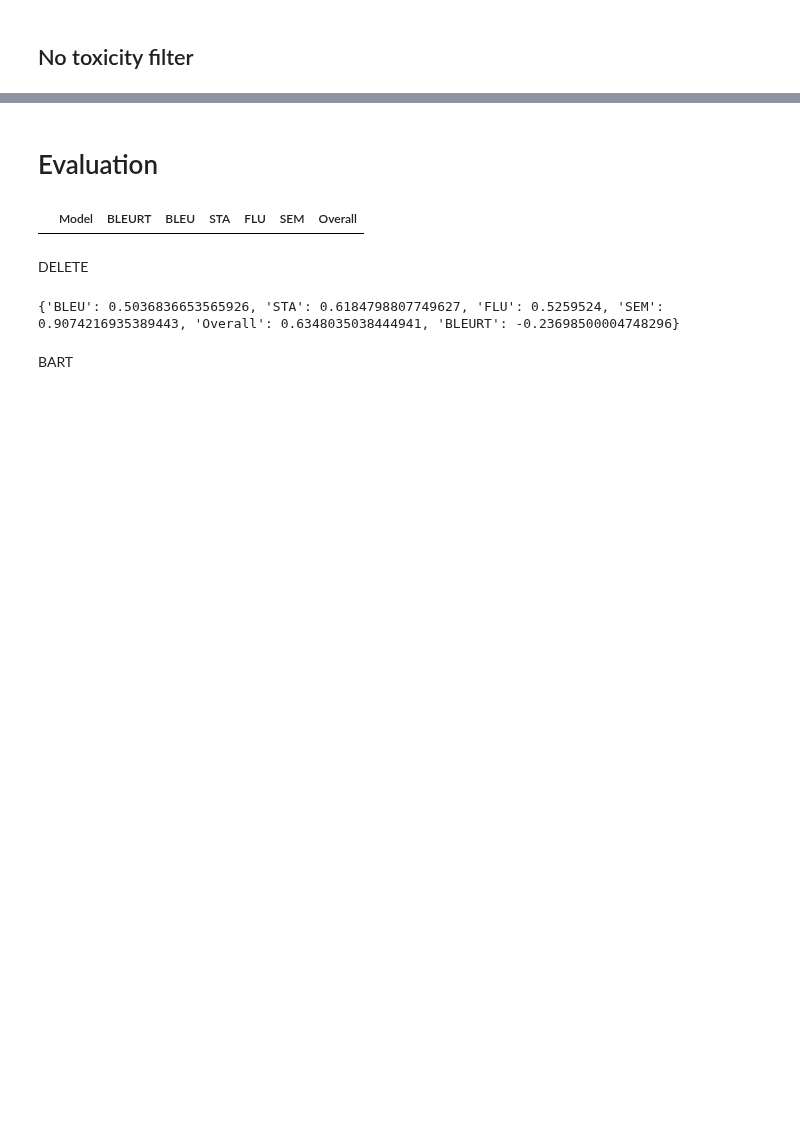
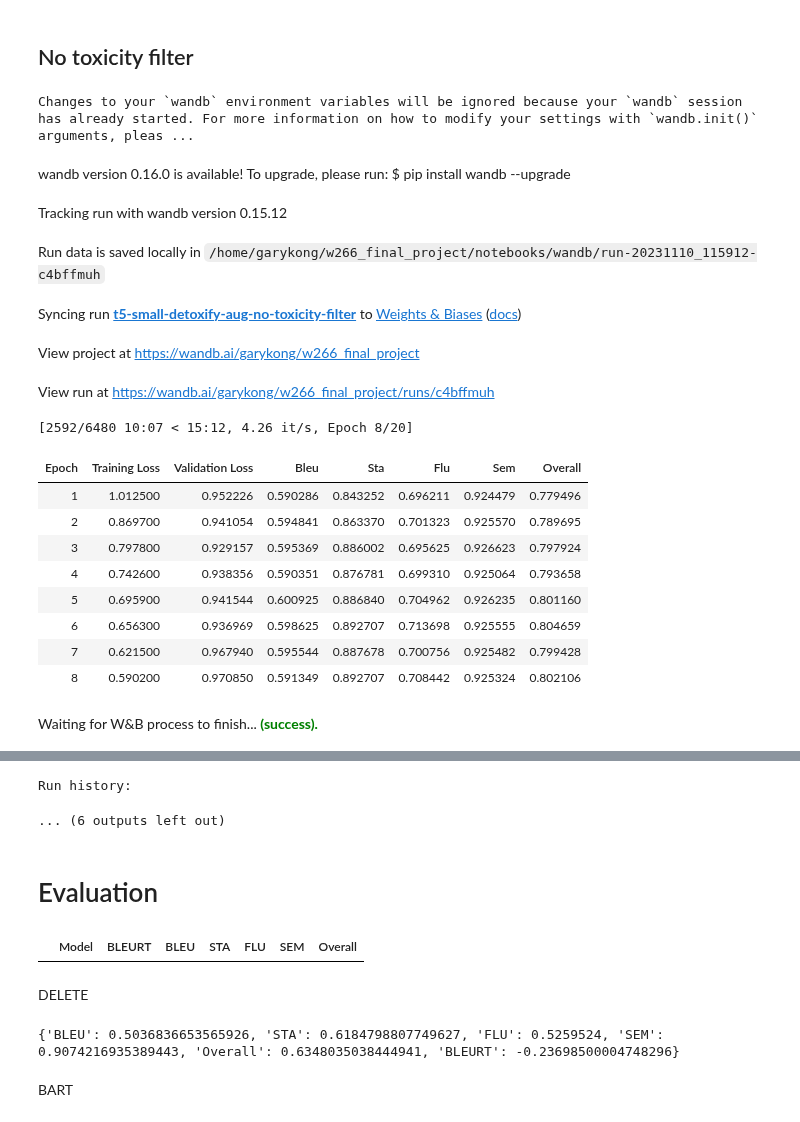
Before and after one commit to garyukong/T5-TextDetoxification, a Jupyter notebook: notebooks/2_Models.ipynb, the cells around one changed output, grey strips where cells are left out. Drawn from its saved outputs; the diff is of its cells as text; code cells hidden in the pictures; blank space fills up the shorter version.

Commit message:
Prior to refactoring training code

```diff
--- a/notebooks/2_Models.ipynb
+++ b/notebooks/2_Models.ipynb
@@ -953,24 +946,41 @@ View run at https://wandb.ai/garykong/w266_final_project/runs/e5q0c865
 # %% [markdown]
 ## No toxicity filter
 # %%
-prefixed_datasets_no_toxicity_filter = add_prefix(aug_datasets_no_toxicity_filter)
-
-tokenized_datasets_no_toxicity_filter_t5_small = prefixed_datasets_no_toxicity_filter.map(
+tokenized_datasets_no_toxicity_filter_t5_small = add_prefix(aug_datasets_no_toxicity_filter).map(
     preprocess_function,
     fn_kwargs={'tokenizer': tokenizer_t5_small},
     batched=True,
     remove_columns=["source", "target"],
 )
 
 trainer_t5_small_aug_no_toxicity_filter = setup_trainer(
     output_dir_name="t5-small-detoxify-aug-no-toxicity-filter",
     model_checkpoint="t5-small",
     train_dataset=tokenized_datasets_no_toxicity_filter_t5_small["train"],
     eval_dataset=tokenized_datasets_no_toxicity_filter_t5_small["validation"],
 )
 
 wandb.init(project="w266_final_project", name="t5-small-detoxify-aug-no-toxicity-filter")
 trainer_t5_small_aug_no_toxicity_filter.train()
 wandb.finish()
 
 print(f"Best model checkpoint: {trainer_t5_small_aug_no_toxicity_filter.state.best_model_checkpoint}")
+# %% [output]
+Changes to your `wandb` environment variables will be ignored because your `wandb` session has already started. For more information on how to modify your settings with `wandb.init()` arguments, pleas ...
+wandb version 0.16.0 is available! To upgrade, please run: $ pip install wandb --upgrade
+Tracking run with wandb version 0.15.12
+Run data is saved locally in /home/garykong/w266_final_project/notebooks/wandb/run-20231110_115912-c4bffmuh
+Syncing run t5-small-detoxify-aug-no-toxicity-filter to Weights & Biases (docs)
+View project at https://wandb.ai/garykong/w266_final_project
+View run at https://wandb.ai/garykong/w266_final_project/runs/c4bffmuh
+[2592/6480 10:07 < 15:12, 4.26 it/s, Epoch 8/20]
+| Epoch | Training Loss | Validation Loss | Bleu | Sta | Flu | Sem | Overall |
+| 1 | 1.012500 | 0.952226 | 0.590286 | 0.843252 | 0.696211 | 0.924479 | 0.779496 |
+| 2 | 0.869700 | 0.941054 | 0.594841 | 0.863370 | 0.701323 | 0.925570 | 0.789695 |
+| 3 | 0.797800 | 0.929157 | 0.595369 | 0.886002 | 0.695625 | 0.926623 | 0.797924 |
+| 4 | 0.742600 | 0.938356 | 0.590351 | 0.876781 | 0.699310 | 0.925064 | 0.793658 |
+| 5 | 0.695900 | 0.941544 | 0.600925 | 0.886840 | 0.704962 | 0.926235 | 0.801160 |
+| 6 | 0.656300 | 0.936969 | 0.598625 | 0.892707 | 0.713698 | 0.925555 | 0.804659 |
+| 7 | 0.621500 | 0.967940 | 0.595544 | 0.887678 | 0.700756 | 0.925482 | 0.799428 |
+| 8 | 0.590200 | 0.970850 | 0.591349 | 0.892707 | 0.708442 | 0.925324 | 0.802106 |
+Waiting for W&B process to finish... (success).
@@ -977,3 +988,5 @@ print(f"Best model checkpoint: {trainer_t5_small_aug_no_toxicity_filter.state.be
+Run history:
+... (6 outputs left out)
 # %% [markdown]
 # Evaluation
 # %%
```
Also changed, not shown: parts of 7 cells of this notebook, 1 other file.
